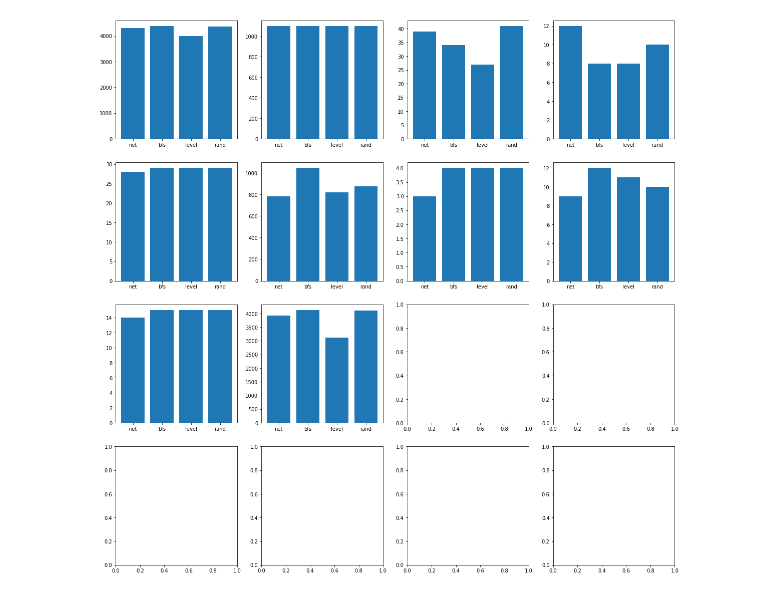
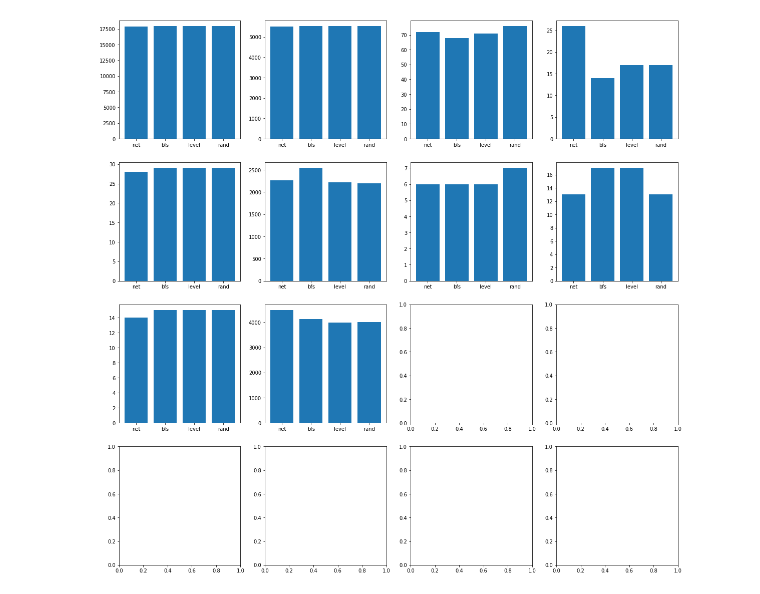
Before and after one commit to ianlienfa/BBGym-RL, a Jupyter notebook: src/eval.ipynb, the cells around one changed output. Cells and saved outputs as stored; diff of their text form; code cells hidden in the pictures.

```diff
--- a/src/eval.ipynb
+++ b/src/eval.ipynb
@@ -113,7 +113,7 @@ def testing(directory_name):
         if x >= size:
             x, y = 0, y+1
 # %%
-test_directory_path = "../build/1656483983/"
+test_directory_path = "../build/1659228652/"
 testing(test_directory_path)
 # %% [output]
-[figure, old version]
+[figure, new version]
```
Also changed, not shown: parts of 5 cells of this notebook, 15 other files.
